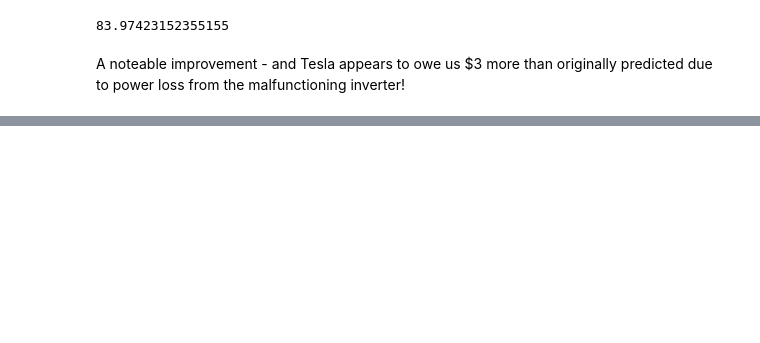
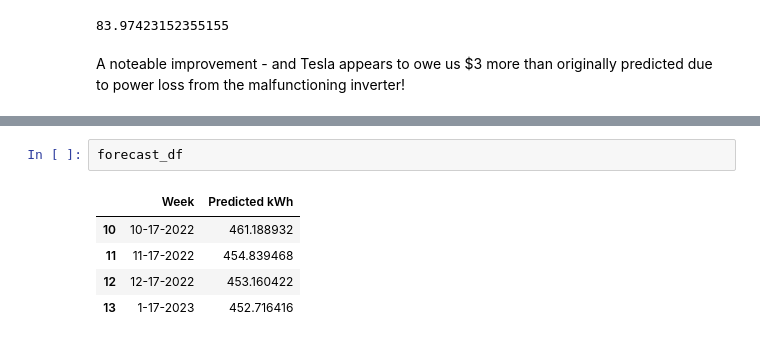
Before and after one commit to nickmccarty/solar-energy-predictor, a Jupyter notebook: notebooks/3 - modeling/d - ARIMA.ipynb, the cells around one changed output, grey strips where cells are left out. Saved outputs shown, nothing was run; the diff lists cells and outputs as text; blank space fills up the shorter version.

```diff
--- a/notebooks/3 - modeling/d - ARIMA.ipynb
+++ b/notebooks/3 - modeling/d - ARIMA.ipynb
@@ -238,0 +327,8 @@ A noteable improvement - and Tesla appears to owe us $3 more than originally pre
+# %%
+forecast_df
+# %% [output]
+|  | Week | Predicted kWh |
+| 10 | 10-17-2022 | 461.188932 |
+| 11 | 11-17-2022 | 454.839468 |
+| 12 | 12-17-2022 | 453.160422 |
+| 13 | 1-17-2023 | 452.716416 |
```
Also changed, not shown: parts of 27 cells of this notebook, 9 other files.
